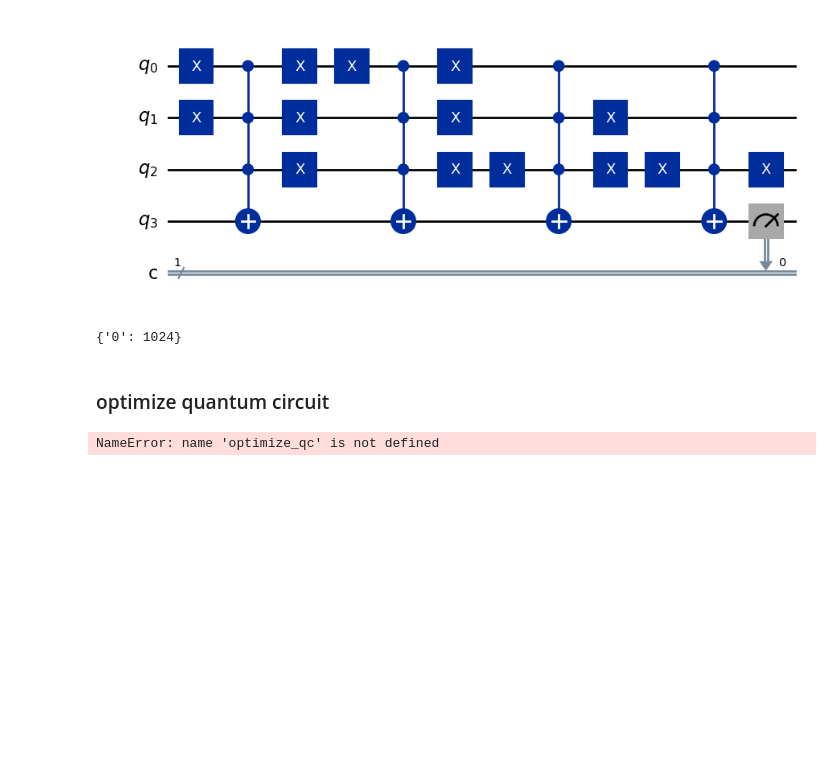
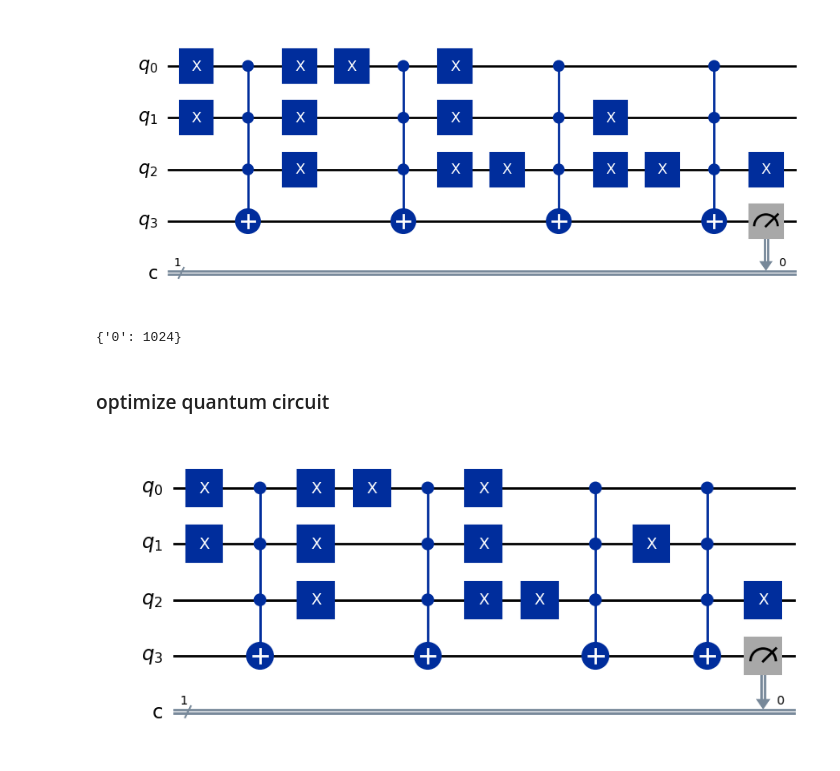
Before and after one commit to xuelx1/LearnQC, a Jupyter notebook: oracle.ipynb, the cells around one changed output. Drawn from its saved outputs; the diff is of its cells as text; code cells hidden in the pictures; blank space fills up the shorter version.

```diff
--- a/oracle.ipynb
+++ b/oracle.ipynb
@@ -42,6 +42,6 @@ print(results)
 ### optimize quantum circuit
 # %%
 qc = optimize_qc(qc)
-qc.draw()
+qc.draw(output='mpl')
 # %% [output]
-NameError: name 'optimize_qc' is not defined
+[figure, added]
```
Also changed, not shown: 2 other files.
